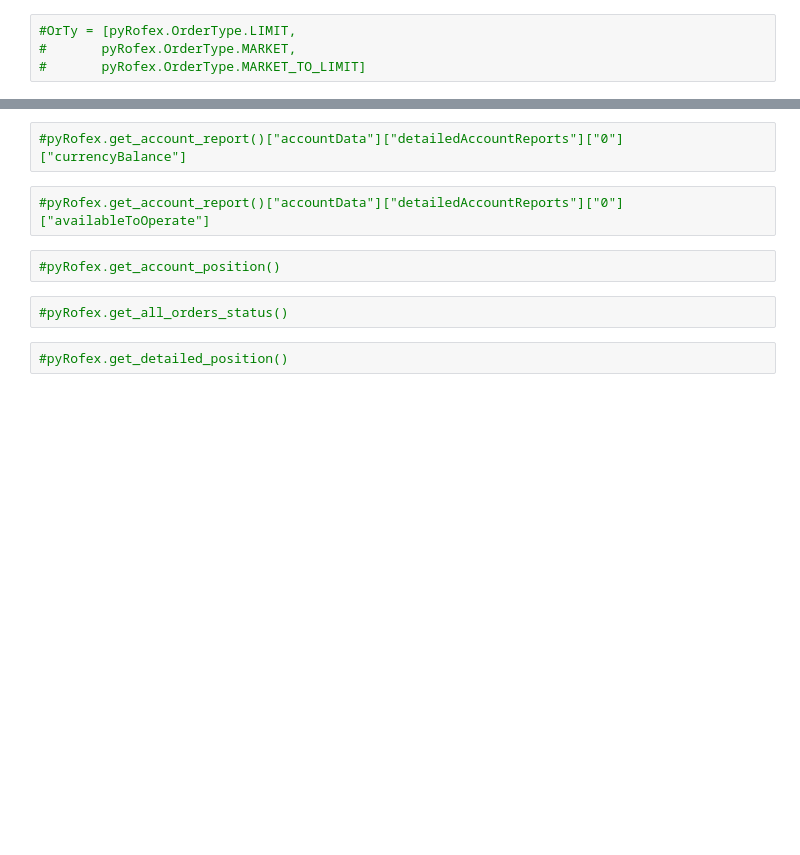
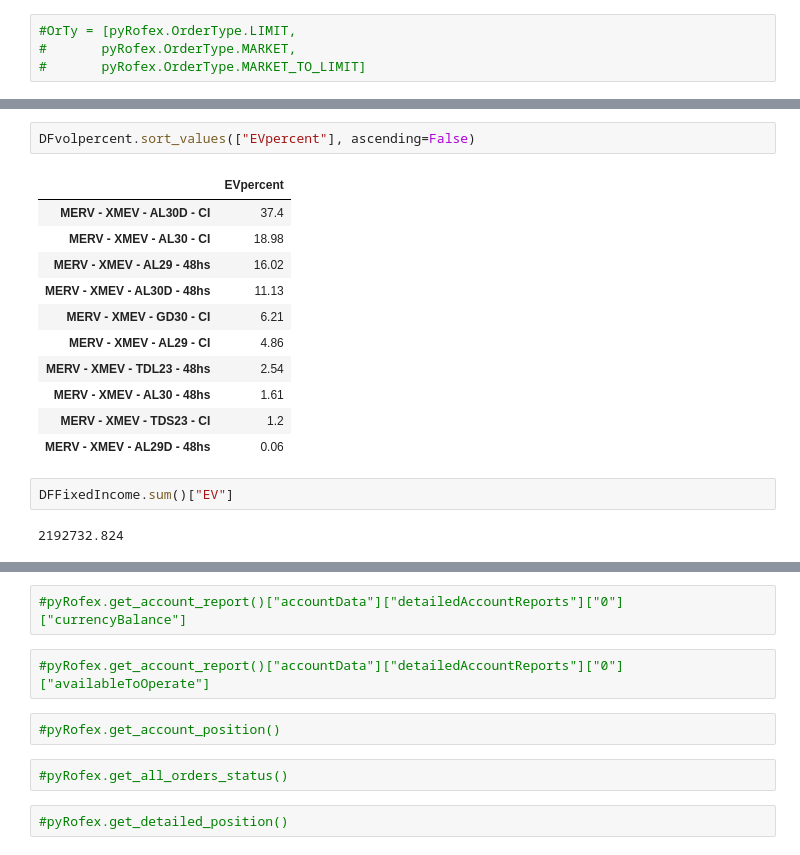
Before and after one commit to maktub5elodin/NoName, a Jupyter notebook: NoName.ipynb, the cells around one changed output, grey strips where cells are left out. Cells and saved outputs as stored; diff of their text form; blank space fills up the shorter version.

```diff
--- a/NoName.ipynb
+++ b/NoName.ipynb
@@ -53,0 +204,18 @@ CFI = ['DBXXFR', 'DBXXXX', 'EMXXXX', 'ESXXXX', 'FXXXSX', 'FXXXXX', 'MRIXXX', 'OC
+# %%
+DFvolpercent.sort_values(["EVpercent"], ascending=False)
+# %% [output]
+|  | EVpercent |
+| MERV - XMEV - AL30D - CI | 37.4 |
+| MERV - XMEV - AL30 - CI | 18.98 |
+| MERV - XMEV - AL29 - 48hs | 16.02 |
+| MERV - XMEV - AL30D - 48hs | 11.13 |
+| MERV - XMEV - GD30 - CI | 6.21 |
+| MERV - XMEV - AL29 - CI | 4.86 |
+| MERV - XMEV - TDL23 - 48hs | 2.54 |
+| MERV - XMEV - AL30 - 48hs | 1.61 |
+| MERV - XMEV - TDS23 - CI | 1.2 |
+| MERV - XMEV - AL29D - 48hs | 0.06 |
+# %%
+DFFixedIncome.sum()["EV"]
+# %% [output]
+2192732.824
```
Also changed, not shown: parts of 60 cells of this notebook.
